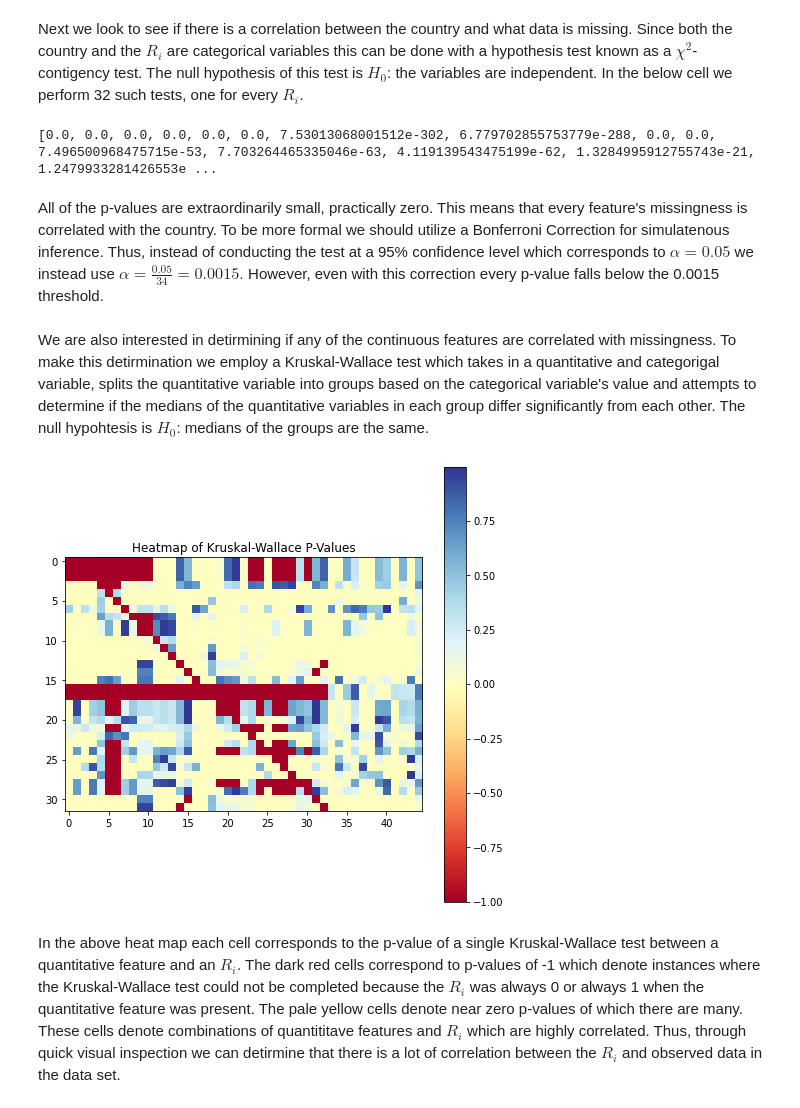
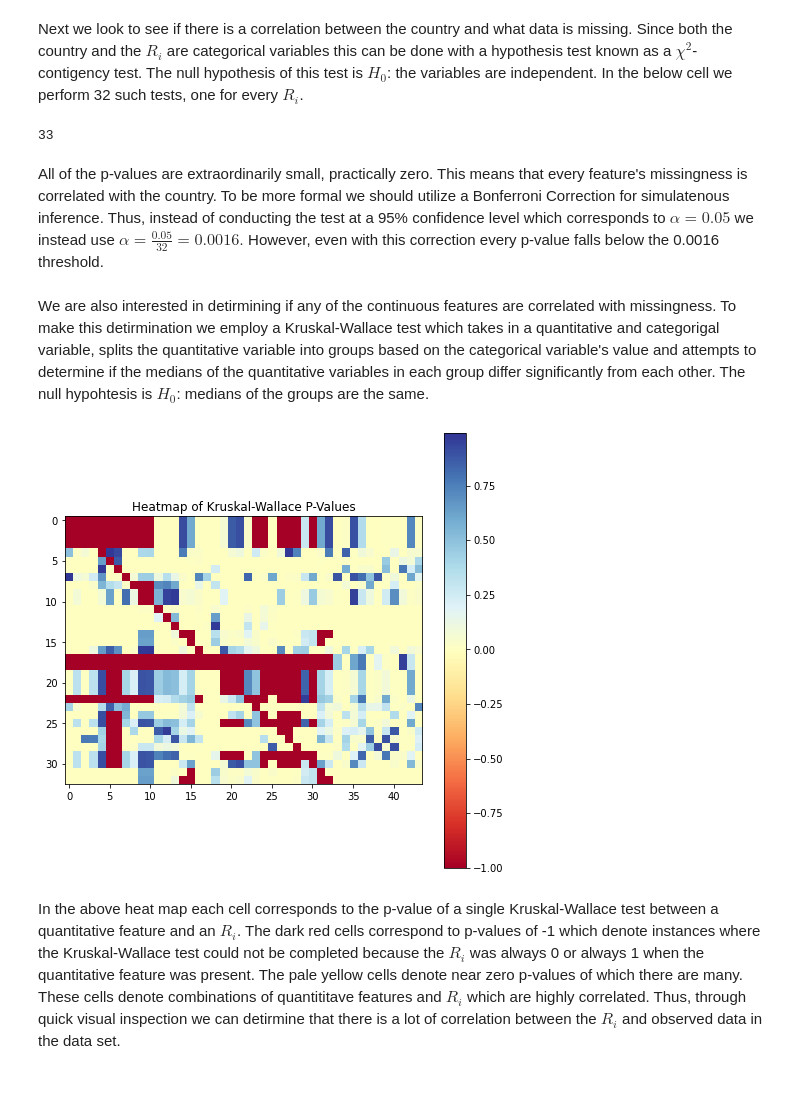
Before and after one commit to gportill/ml_final_project, a Jupyter notebook: Imputation_Methodology.ipynb, the cells around one changed output. Cells and saved outputs as stored; diff of their text form; code cells hidden in the pictures.

```diff
--- a/Imputation_Methodology.ipynb
+++ b/Imputation_Methodology.ipynb
@@ -17,6 +17,6 @@ Our goal is to form two linear regression models, one which predicts the number
 # %%
 personal_path = '/content/drive/My Drive/ML Final Project/'
-path_full = os.path.join(personal_path, "Data/logan_biweekly_new.csv")
+path_full = os.path.join(personal_path, "Data/full.csv")
 df = pd.read_csv(path_full)
 df = df.iloc[:, 1:]
 df.head()
@@ -27,7 +27,8 @@ df.drop(['continent','location','total_cases','new_cases','new_cases_smoothed','
          'people_vaccinated','people_fully_vaccinated','total_boosters','new_vaccinations',
          'new_vaccinations_smoothed','new_people_vaccinated_smoothed','excess_mortality_cumulative',
          'excess_mortality_cumulative_absolute','daily_people_vaccinated','daily_vaccinations',
-         'daily_vaccinations_raw','tests_units'], axis=1, inplace=True)
+         'daily_vaccinations_raw','tests_units','Year'], axis=1, inplace=True)
+df = df[df['Alpha'].notna()]
 # %% [markdown]
 Prior to model creation we must first examine the role which missing data plays in our data set. We begin this analysis by first examining the proportion of rows which contain missing data for each feature.
 # %%
@@ -53,4 +54,5 @@ for column in df_missing.columns:
 
 #remove Ri columns corresponding to non-missing/fully observed features
 df_missing = df_missing.loc[:, (df_missing != 0).any(axis=0)]
-Ri = df_missing.columns[48:]
+Ri = df_missing.columns[46:]
+print(Ri)
@@ -63,44 +84,44 @@ p_vals = []
 for col in Ri:
   M = pd.crosstab(df_missing['iso_code'], df_missing[col])
   p_vals.append(ss.chi2_contingency(M)[1])
-print(p_vals)
+print(len(p_vals))
 # %% [output]
-[0.0, 0.0, 0.0, 0.0, 0.0, 0.0, 7.53013068001512e-302, 6.779702855753779e-288, 0.0, 0.0, 7.496500968475715e-53, 7.703264465335046e-63, 4.119139543475199e-62, 1.3284995912755743e-21, 1.2479933281426553e ...
+33
 # %% [markdown]
-All of the p-values are extraordinarily small, practically zero. This means that every feature's missingness is correlated with the country. To be more formal we should utilize a Bonferroni Correction for simulatenous inference. Thus, instead of conducting the test at a 95% confidence level which corresponds to $\alpha = 0.05$ we instead use $\alpha = \frac{0.05}{34} = 0.0015.$ However, even with this correction every p-value falls below the 0.0015 threshold.
+All of the p-values are extraordinarily small, practically zero. This means that every feature's missingness is correlated with the country. To be more formal we should utilize a Bonferroni Correction for simulatenous inference. Thus, instead of conducting the test at a 95% confidence level which corresponds to $\alpha = 0.05$ we instead use $\alpha = \frac{0.05}{32} = 0.0016.$ However, even with this correction every p-value falls below the 0.0016 threshold.
 # %% [markdown]
 We are also interested in detirmining if any of the continuous features are correlated with missingness. To make this detirmination we employ a Kruskal-Wallace test which takes in a quantitative and categorigal variable, splits the quantitative variable into groups based on the categorical variable's value and attempts to determine if the medians of the quantitative variables in each group differ significantly from each other. The null hypohtesis is $H_0$: medians of the groups are the same.
 # %%
 #drop categorical features
 df_missing.drop(['iso_code','date'], axis=1, inplace = True)
 #columns of quantitative features
-quant_cols = df_missing.columns[:45]
+quant_cols = df_missing.columns[:44]
 
 #initialize data structure to hold p-values
 arr = np.zeros((len(Ri), len(quant_cols)))
 for i, missing_col in enumerate(Ri):
   for j, old_col in enumerate(quant_cols):
     #remove rows in which the quantitative predictor is missing
     df_sub = df_missing[df_missing[old_col].notna()]
     #group by the R_i into those rows with 0 and those with 1
     g = df_sub.groupby(missing_col)
     val_list = []
     for val in df_sub[missing_col].unique():
       #get the quantitative column of interest for each group
       val_list.append(g.get_group(val)[old_col])
     #if neither group is empty
     if len(val_list) > 1: arr[i,j] = ss.kruskal(*val_list).pvalue
     else: arr[i,j] = -1
 
 missingness_corr = pd.DataFrame(arr)
 
 plt.figure(figsize=(8, 8))
 plt.imshow(missingness_corr, cmap ="RdYlBu")
 plt.colorbar()
 plt.title('Heatmap of Kruskal-Wallace P-Values')
 plt.show()
 # %% [output]
-[figure, old version]
+[figure, new version]
 # %% [markdown]
 In the above heat map each cell corresponds to the p-value of a single Kruskal-Wallace test between a quantitative feature and an $R_i$. The dark red cells correspond to p-values of -1 which denote instances where the Kruskal-Wallace test could not be completed because the $R_i$ was always 0 or always 1 when the quantitative feature was present. The pale yellow cells denote near zero p-values of which there are many. These cells denote combinations of quantititave features and $R_i$ which are highly correlated. Thus, through quick visual inspection we can detirmine that there is a lot of correlation between the $R_i$ and observed data in the data set.
 # %% [markdown]
```
Also changed, not shown: parts of 6 cells of this notebook, 1 other file.
